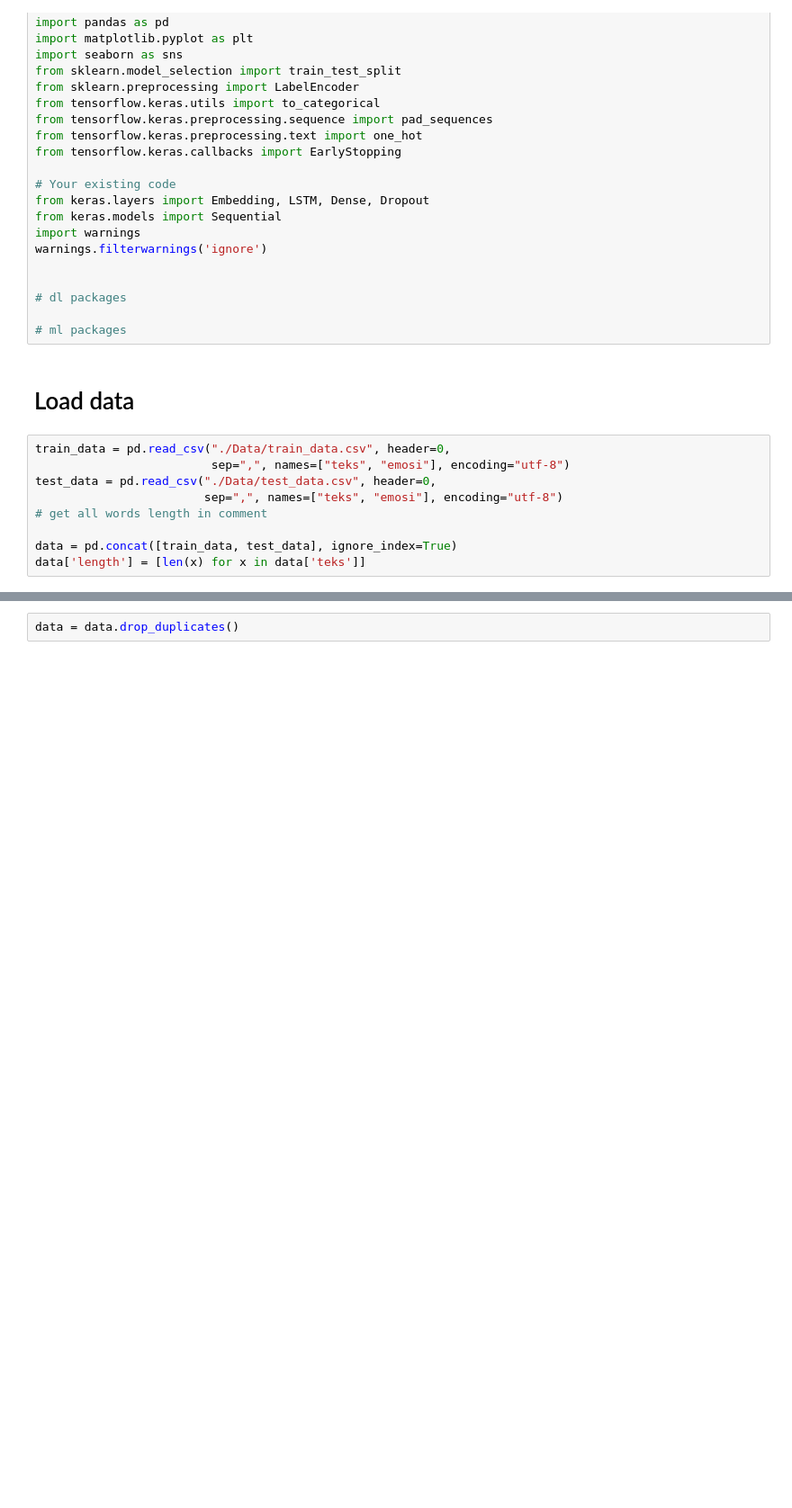
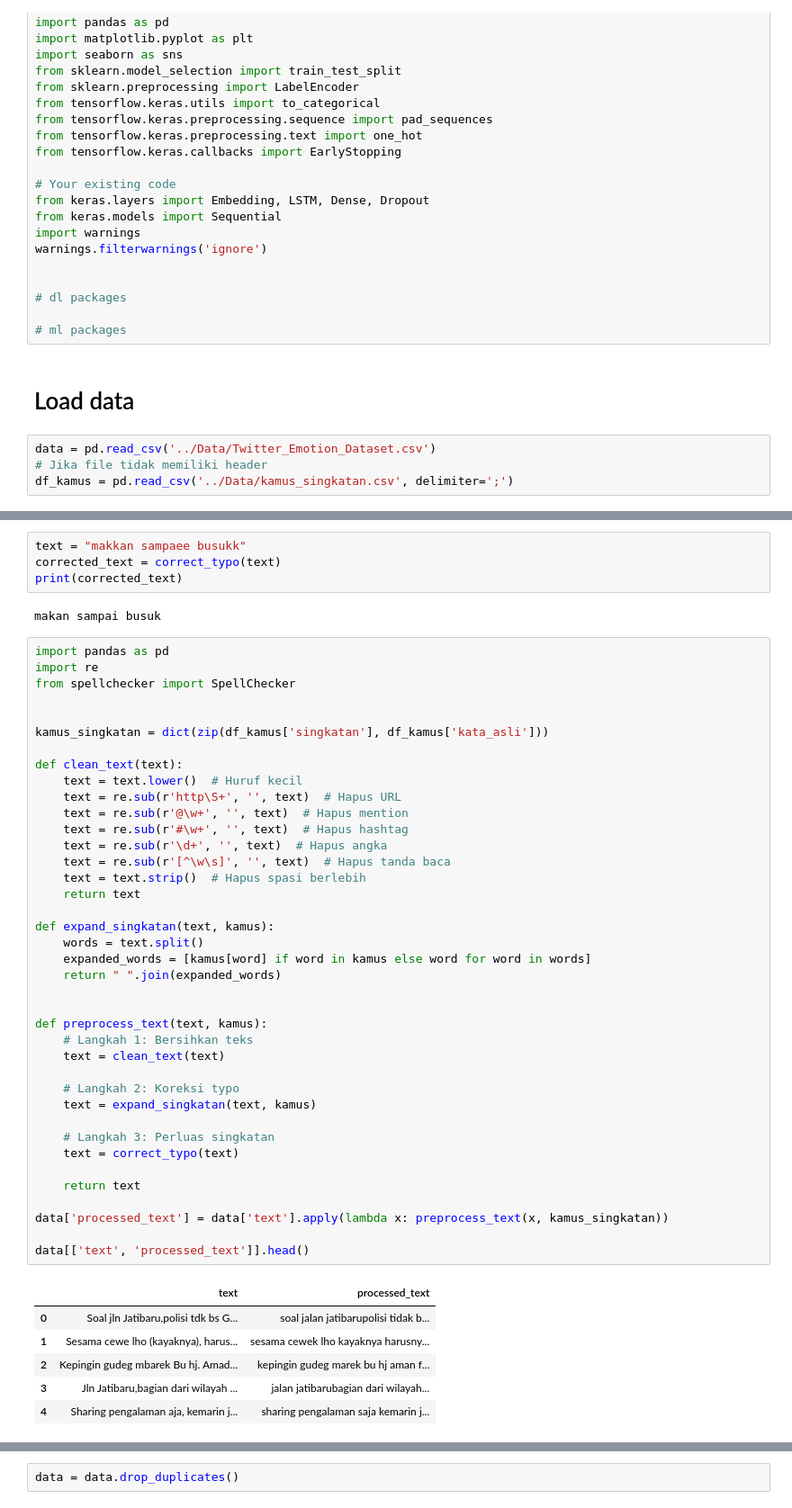
Before and after one commit to Jaga-Mental-Dev/Text_Emotion_Model, a Jupyter notebook: Notebooks/BiLstm.ipynb, the cells around one changed output, grey strips where cells are left out. Shown at 90% size. Drawn from its saved outputs; the diff is of its cells as text; blank space fills up the shorter version.

```diff
--- a/Notebooks/BiLstm.ipynb
+++ b/Notebooks/BiLstm.ipynb
@@ -64,12 +64,7 @@ warnings.filterwarnings('ignore')
 # %% [markdown]
 # Load data
 # %%
-train_data = pd.read_csv("./Data/train_data.csv", header=0,
-                         sep=",", names=["teks", "emosi"], encoding="utf-8")
-test_data = pd.read_csv("./Data/test_data.csv", header=0,
-                        sep=",", names=["teks", "emosi"], encoding="utf-8")
-# get all words length in comment
-
-data = pd.concat([train_data, test_data], ignore_index=True)
-data['length'] = [len(x) for x in data['teks']]
+data = pd.read_csv('../Data/Twitter_Emotion_Dataset.csv')
+# Jika file tidak memiliki header
+df_kamus = pd.read_csv('../Data/kamus_singkatan.csv', delimiter=';')
 # %%
@@ -90,0 +136,52 @@ data
+# %%
+text = "makkan sampaee busukk"
+corrected_text = correct_typo(text)
+print(corrected_text)
+# %% [output]
+makan sampai busuk
+# %%
+import pandas as pd
+import re
+from spellchecker import SpellChecker
+
+
+kamus_singkatan = dict(zip(df_kamus['singkatan'], df_kamus['kata_asli']))
+
+def clean_text(text):
+    text = text.lower()  # Huruf kecil
+    text = re.sub(r'http\S+', '', text)  # Hapus URL
+    text = re.sub(r'@\w+', '', text)  # Hapus mention
+    text = re.sub(r'#\w+', '', text)  # Hapus hashtag
+    text = re.sub(r'\d+', '', text)  # Hapus angka
+    text = re.sub(r'[^\w\s]', '', text)  # Hapus tanda baca
+    text = text.strip()  # Hapus spasi berlebih
+    return text
+
+def expand_singkatan(text, kamus):
+    words = text.split()
+    expanded_words = [kamus[word] if word in kamus else word for word in words]
+    return " ".join(expanded_words)
+
+
+def preprocess_text(text, kamus):
+    # Langkah 1: Bersihkan teks
+    text = clean_text(text)
+
+    # Langkah 2: Koreksi typo
+    text = expand_singkatan(text, kamus)
+
+    # Langkah 3: Perluas singkatan
+    text = correct_typo(text)
+
+    return text
+
+data['processed_text'] = data['text'].apply(lambda x: preprocess_text(x, kamus_singkatan))
+
+data[['text', 'processed_text']].head()
+# %% [output]
+|  | text | processed_text |
+| 0 | Soal jln Jatibaru,polisi tdk bs G... | soal jalan jatibarupolisi tidak b... |
+| 1 | Sesama cewe lho (kayaknya), harus... | sesama cewek lho kayaknya harusny... |
+| 2 | Kepingin gudeg mbarek Bu hj. Amad... | kepingin gudeg marek bu hj aman f... |
+| 3 | Jln Jatibaru,bagian dari wilayah ... | jalan jatibarubagian dari wilayah... |
+| 4 | Sharing pengalaman aja, kemarin j... | sharing pengalaman saja kemarin j... |
```
Also changed, not shown: parts of 28 cells of this notebook, 29 other files.
